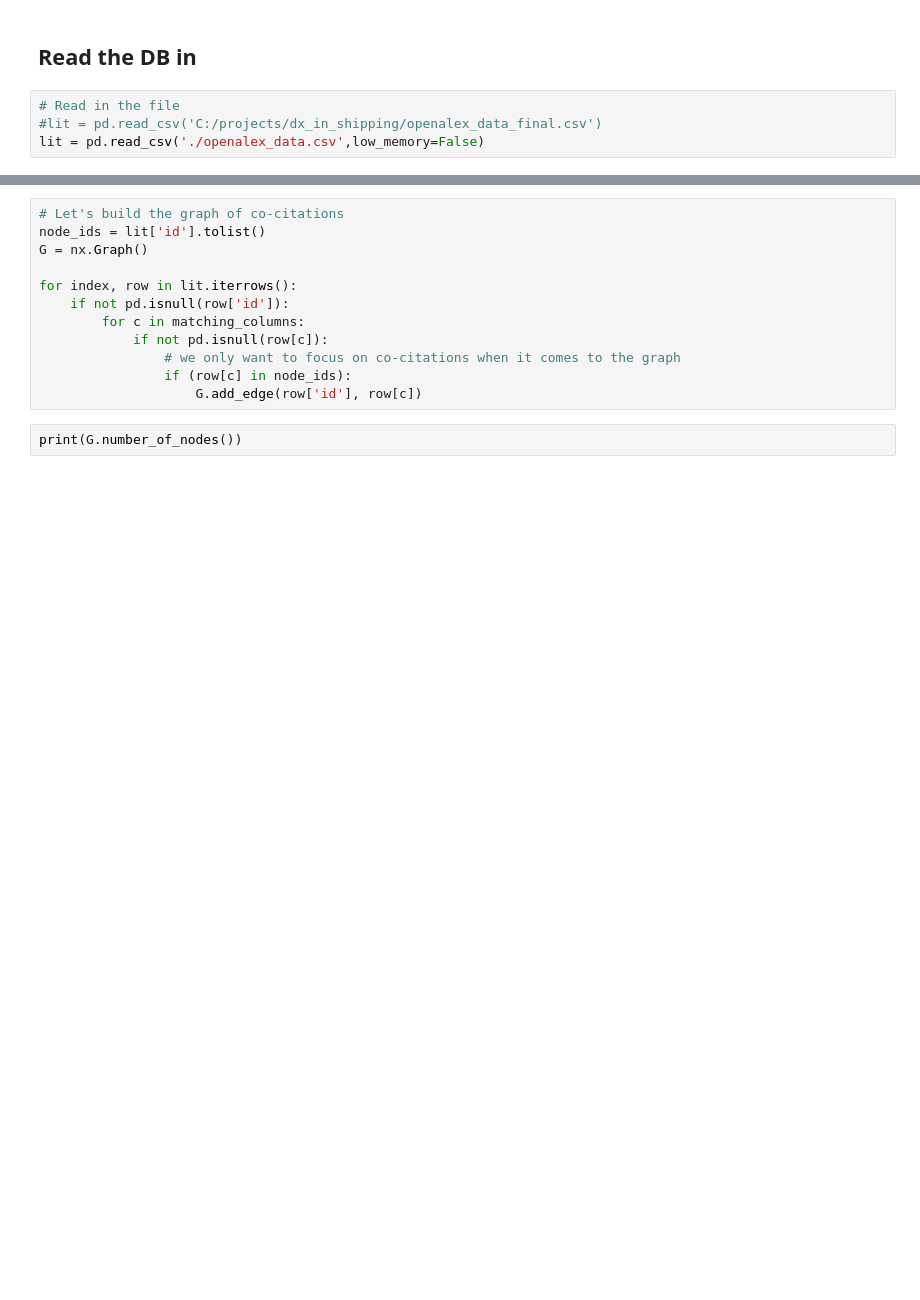
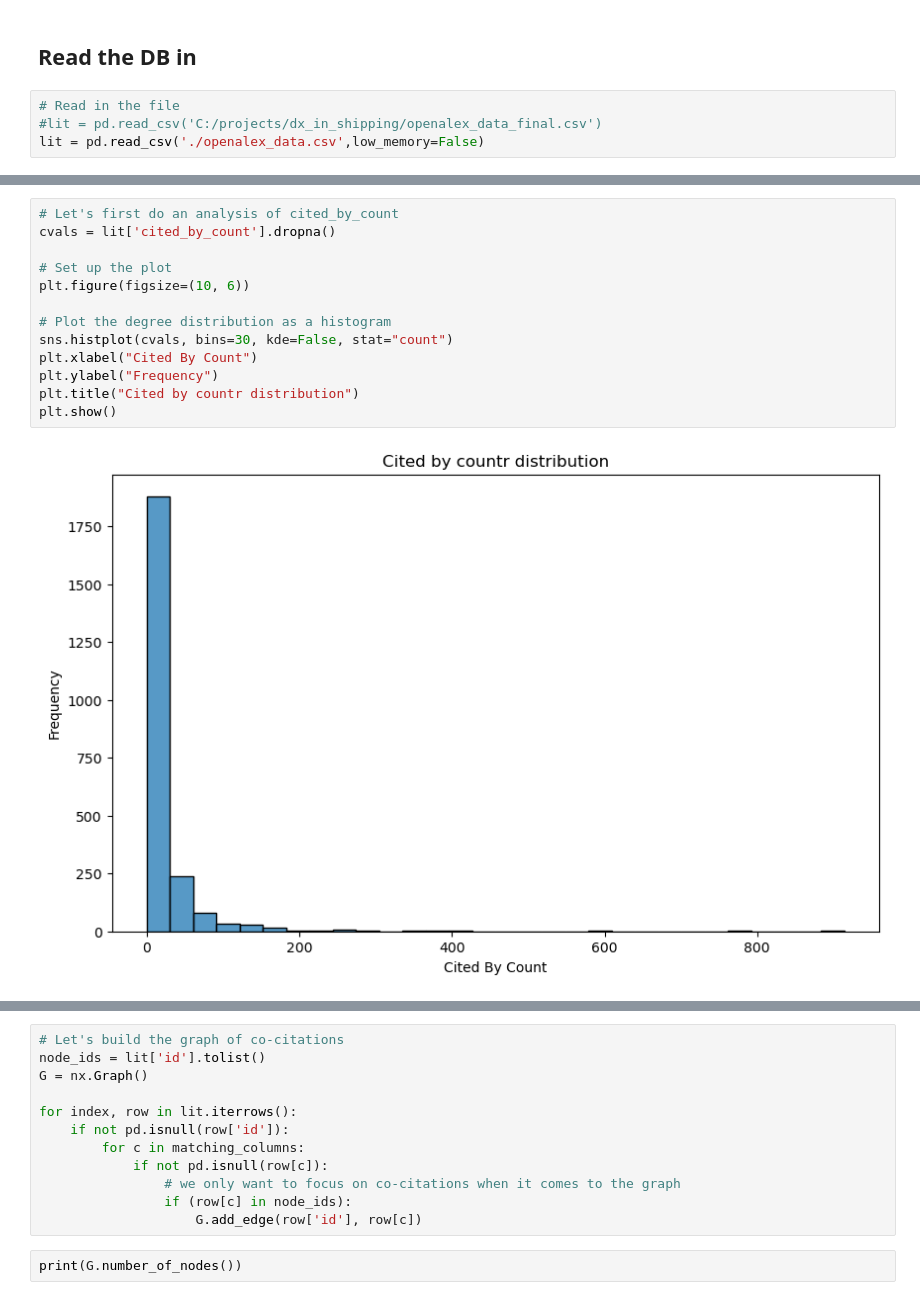
Before and after one commit to ferrariniluca78/dx_in_shipping, a Jupyter notebook: SlrDxInShipping_CitationCoCitation.ipynb, the cells around one changed output, grey strips where cells are left out. Cells and saved outputs as stored; diff of their text form; blank space fills up the shorter version.

```diff
--- a/SlrDxInShipping_CitationCoCitation.ipynb
+++ b/SlrDxInShipping_CitationCoCitation.ipynb
@@ -44,0 +47,15 @@ matching_columns.remove('referenced_works_count')
+# %%
+# Let's first do an analysis of cited_by_count
+cvals = lit['cited_by_count'].dropna()
+
+# Set up the plot
+plt.figure(figsize=(10, 6))
+
+# Plot the degree distribution as a histogram
+sns.histplot(cvals, bins=30, kde=False, stat="count")
+plt.xlabel("Cited By Count")
+plt.ylabel("Frequency")
+plt.title("Cited by countr distribution")
+plt.show()
+# %% [output]
+[figure, added]
```
Also changed, not shown: parts of 3 cells of this notebook.
